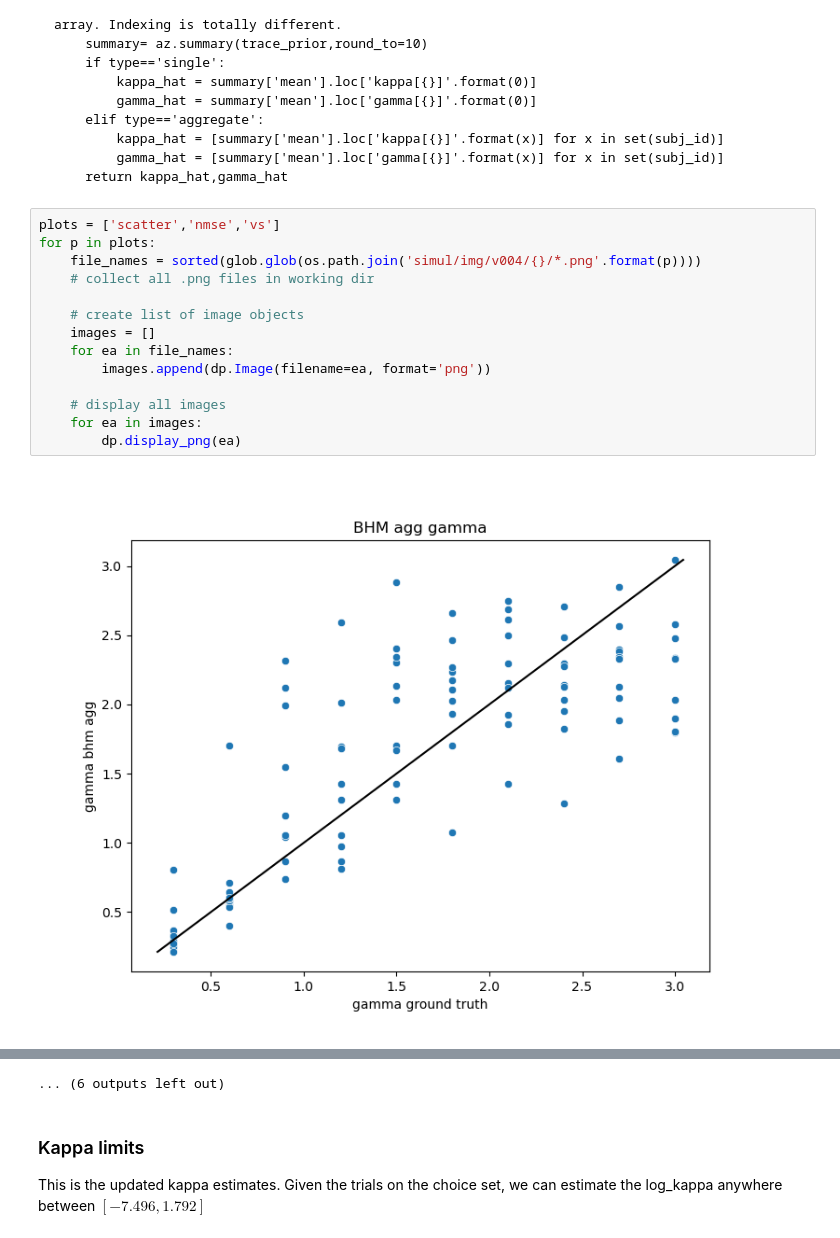
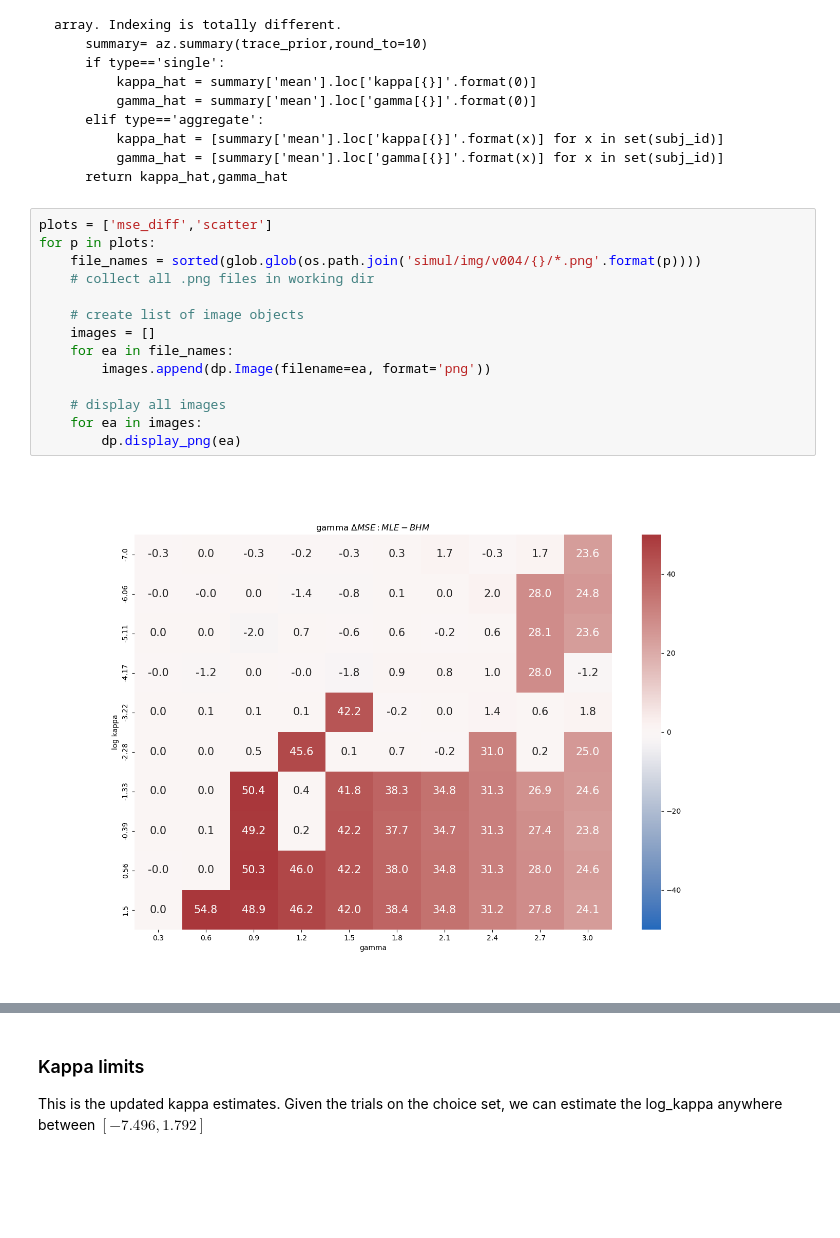
Before and after one commit to CDN-Lab/BH_model, a Jupyter notebook: cdd/CDD_Results_Log.ipynb, the cells around one changed output, grey strips where cells are left out. Saved outputs shown, nothing was run; the diff lists cells and outputs as text; blank space fills up the shorter version.

````diff
--- a/cdd/CDD_Results_Log.ipynb
+++ b/cdd/CDD_Results_Log.ipynb
@@ -58,18 +58,18 @@ def estimate_bhm(subj_id=[],design_df=[],choices=[],type='single'):
     return kappa_hat,gamma_hat
 ```
 # %%
-plots = ['scatter','nmse','vs']
+plots = ['mse_diff','scatter']
 for p in plots:
     file_names = sorted(glob.glob(os.path.join('simul/img/v004/{}/*.png'.format(p))))
     # collect all .png files in working dir
 
     # create list of image objects
     images = []
     for ea in file_names:
         images.append(dp.Image(filename=ea, format='png'))
 
     # display all images
     for ea in images:
         dp.display_png(ea)
 # %% [output]
-[figure, old version]
+[figure, new version]
@@ -87,4 +83,3 @@ for p in plots:
-... (6 outputs left out)
 # %% [markdown]
 ### Kappa limits
 
````
Also changed, not shown: parts of 1 cell of this notebook.
